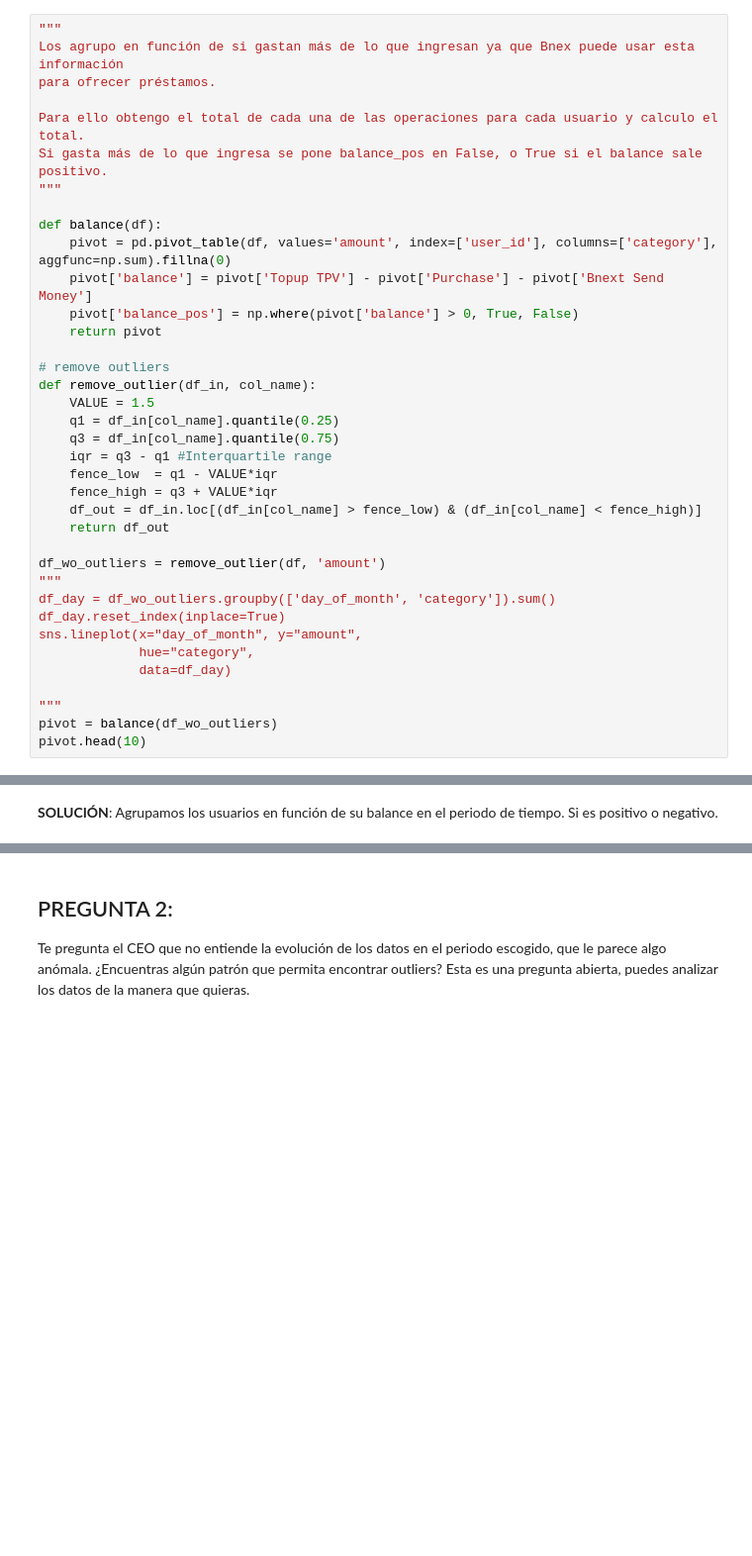
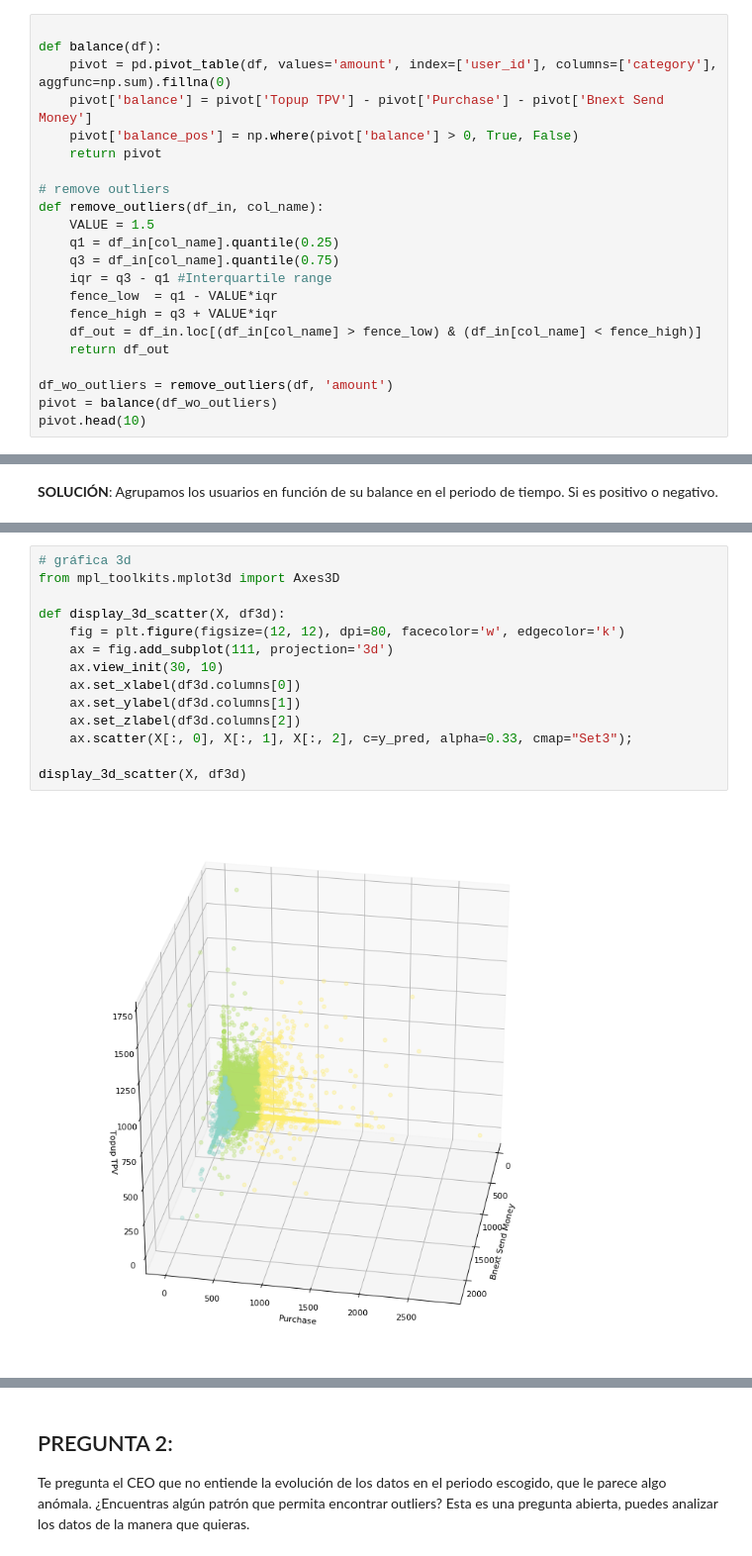
Before and after one commit to albertogcmr/fintech-technical-test, a Jupyter notebook: main.ipynb, the cells around one changed output, grey strips where cells are left out. Shown: that part at 99% size. Drawn from its saved outputs; the diff is of its cells as text; blank space fills up the shorter version.

Commit message:
gráficas 3d y de varias formas

```diff
--- a/main.ipynb
+++ b/main.ipynb
@@ -38,11 +39,4 @@ La primera pregunta tiene que ver con los usuarios que han gastado en este perio
 # %%
-"""
-Los agrupo en función de si gastan más de lo que ingresan ya que Bnex puede usar esta información
-para ofrecer préstamos.
-
-Para ello obtengo el total de cada una de las operaciones para cada usuario y calculo el total.
-Si gasta más de lo que ingresa se pone balance_pos en False, o True si el balance sale positivo.
-"""
 
 def balance(df):
     pivot = pd.pivot_table(df, values='amount', index=['user_id'], columns=['category'], aggfunc=np.sum).fillna(0)
@@ -51,7 +45,7 @@ def balance(df):
     return pivot
 
 # remove outliers
-def remove_outlier(df_in, col_name):
+def remove_outliers(df_in, col_name):
     VALUE = 1.5
     q1 = df_in[col_name].quantile(0.25)
     q3 = df_in[col_name].quantile(0.75)
@@ -61,15 +55,7 @@ def remove_outlier(df_in, col_name):
     df_out = df_in.loc[(df_in[col_name] > fence_low) & (df_in[col_name] < fence_high)]
     return df_out
 
-df_wo_outliers = remove_outlier(df, 'amount')
-"""
-df_day = df_wo_outliers.groupby(['day_of_month', 'category']).sum()
-df_day.reset_index(inplace=True)
-sns.lineplot(x="day_of_month", y="amount",
-             hue="category",
-             data=df_day)
-
-"""
+df_wo_outliers = remove_outliers(df, 'amount')
 pivot = balance(df_wo_outliers)
 pivot.head(10)
 # %% [output]
@@ -114,0 +94,16 @@ ax.scatter(X[:, 0], X[:, 1], X[:, 2], c=y_pred, alpha=0.33, cmap=)
+# %%
+# gráfica 3d
+from mpl_toolkits.mplot3d import Axes3D
+
+def display_3d_scatter(X, df3d):
+    fig = plt.figure(figsize=(12, 12), dpi=80, facecolor='w', edgecolor='k')
+    ax = fig.add_subplot(111, projection='3d')
+    ax.view_init(30, 10)
+    ax.set_xlabel(df3d.columns[0])
+    ax.set_ylabel(df3d.columns[1])
+    ax.set_zlabel(df3d.columns[2])
+    ax.scatter(X[:, 0], X[:, 1], X[:, 2], c=y_pred, alpha=0.33, cmap="Set3");
+
+display_3d_scatter(X, df3d)
+# %% [output]
+[figure, added]
```
Also changed, not shown: parts of 23 cells of this notebook.
